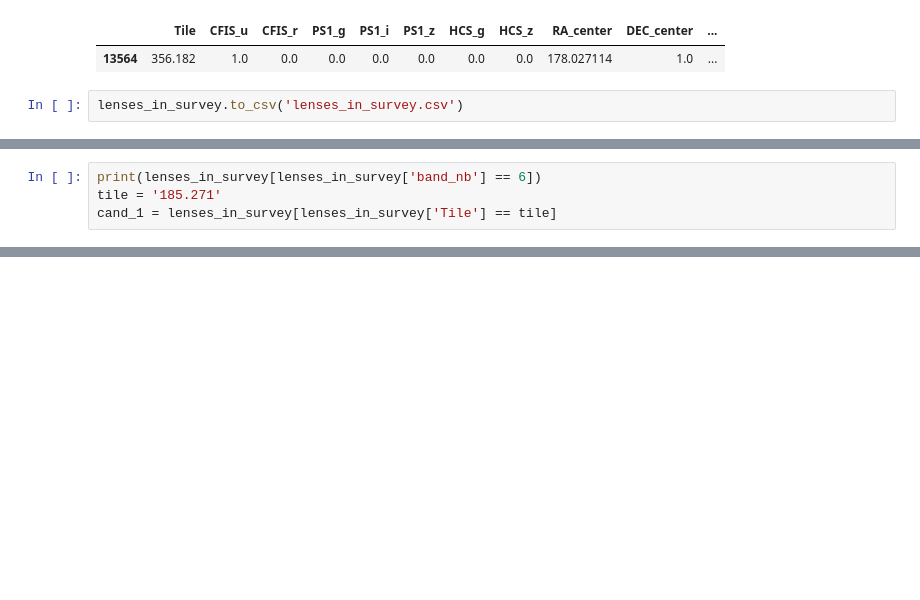
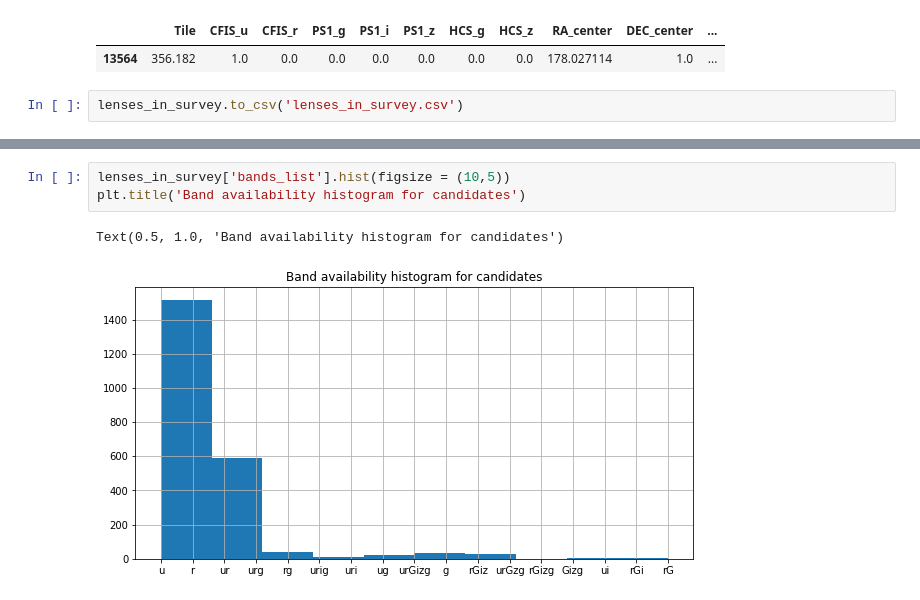
Before and after one commit to AnaHoban/GravitationalLensing2, a Jupyter notebook: Code/Batch Loading/Currently used/cutouts/Cutout_production.ipynb, the cells around one changed output, grey strips where cells are left out. Drawn from its saved outputs; the diff is of its cells as text; blank space fills up the shorter version.

```diff
--- a/Code/Batch Loading/Currently used/cutouts/Cutout_production.ipynb
+++ b/Code/Batch Loading/Currently used/cutouts/Cutout_production.ipynb
@@ -537,4 +485,0 @@ lenses_in_survey = pd.read_csv('lenses_in_survey.csv',dtype={'Tile':str} )
-# %%
-print(lenses_in_survey[lenses_in_survey['band_nb'] == 6])
-tile = '185.271'
-cand_1 = lenses_in_survey[lenses_in_survey['Tile'] == tile]
@@ -648,0 +523,6 @@ for i,img in enumerate([img_u, img_r, img_i, img_z, img_g]):
+# %%
+lenses_in_survey['bands_list'].hist(figsize = (10,5))
+plt.title('Band availability histogram for candidates')
+# %% [output]
+Text(0.5, 1.0, 'Band availability histogram for candidates')
+[figure, added]
```
Also changed, not shown: parts of 35 cells of this notebook, 7 other files.
